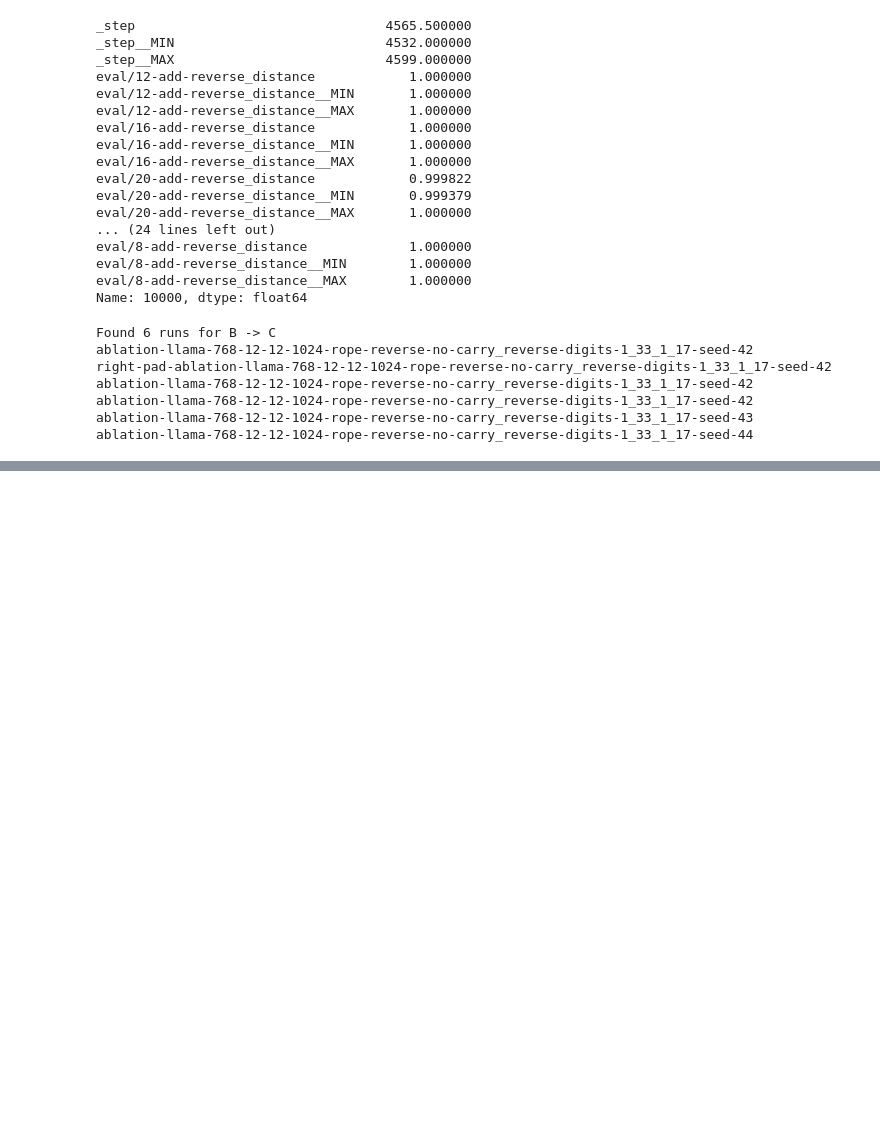
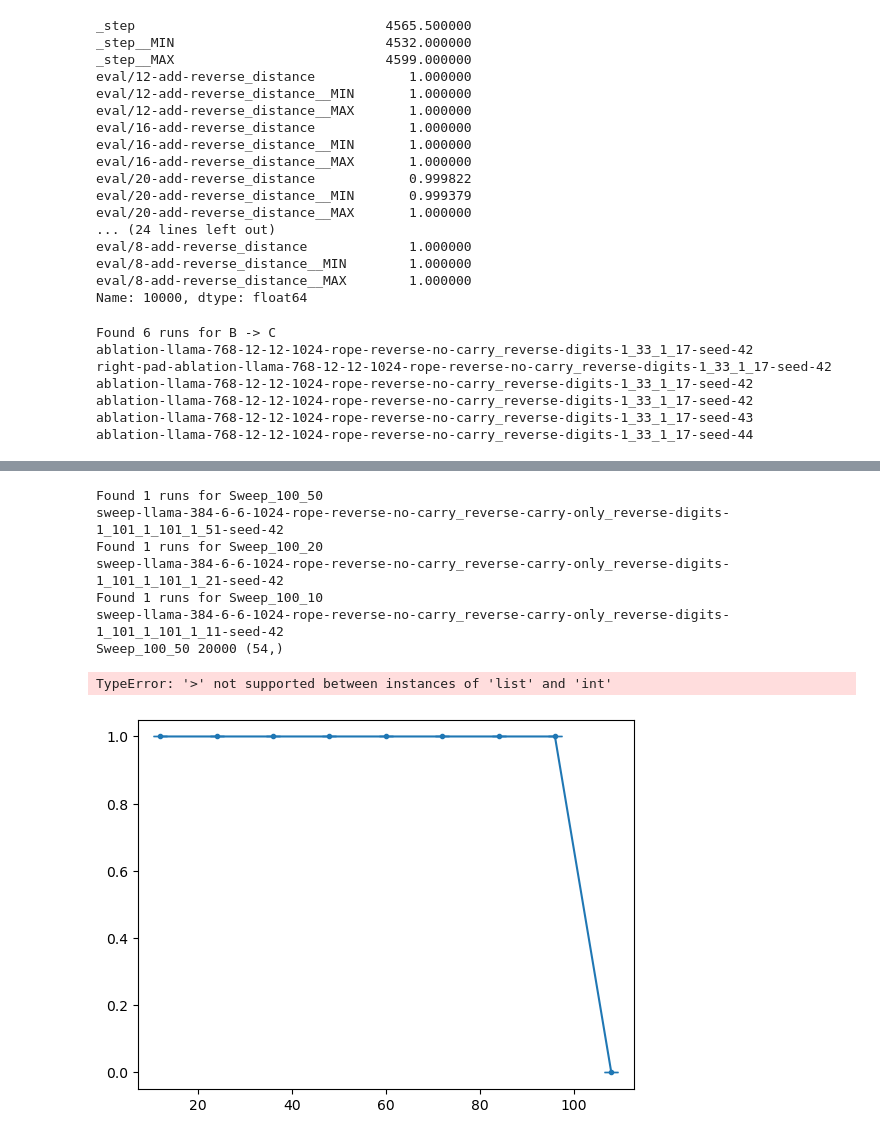
Before and after one commit to JackCai1206/transformer_arithmetic_v2, a Jupyter notebook: plotting/length-gen-v2.ipynb, the cells around one changed output, grey strips where cells are left out. Drawn from its saved outputs; the diff is of its cells as text; code cells hidden in the pictures; blank space fills up the shorter version.

```diff
--- a/plotting/length-gen-v2.ipynb
+++ b/plotting/length-gen-v2.ipynb
@@ -356,0 +366,25 @@ ValueError: 'x' and 'y' must have the same size
+# %%
+filters = {
+    "Sweep_100_50": {
+        "name": "tj1cuqxl"
+    },
+    "Sweep_100_20": {
+        "name": "kfr34e4l"
+    },
+    "Sweep_100_10": {
+        "name": "ev7vdlda"
+    }
+}
+
+run_groups = query_runs(filters)
+plot_group(run_groups)
+# %% [output]
+Found 1 runs for Sweep_100_50
+sweep-llama-384-6-6-1024-rope-reverse-no-carry_reverse-carry-only_reverse-digits-1_101_1_101_1_51-seed-42
+Found 1 runs for Sweep_100_20
+sweep-llama-384-6-6-1024-rope-reverse-no-carry_reverse-carry-only_reverse-digits-1_101_1_101_1_21-seed-42
+Found 1 runs for Sweep_100_10
+sweep-llama-384-6-6-1024-rope-reverse-no-carry_reverse-carry-only_reverse-digits-1_101_1_101_1_11-seed-42
+Sweep_100_50 20000 (54,)
+TypeError: '>' not supported between instances of 'list' and 'int'
+[figure, added]
```
Also changed, not shown: parts of 4 cells of this notebook, 13 other files.
